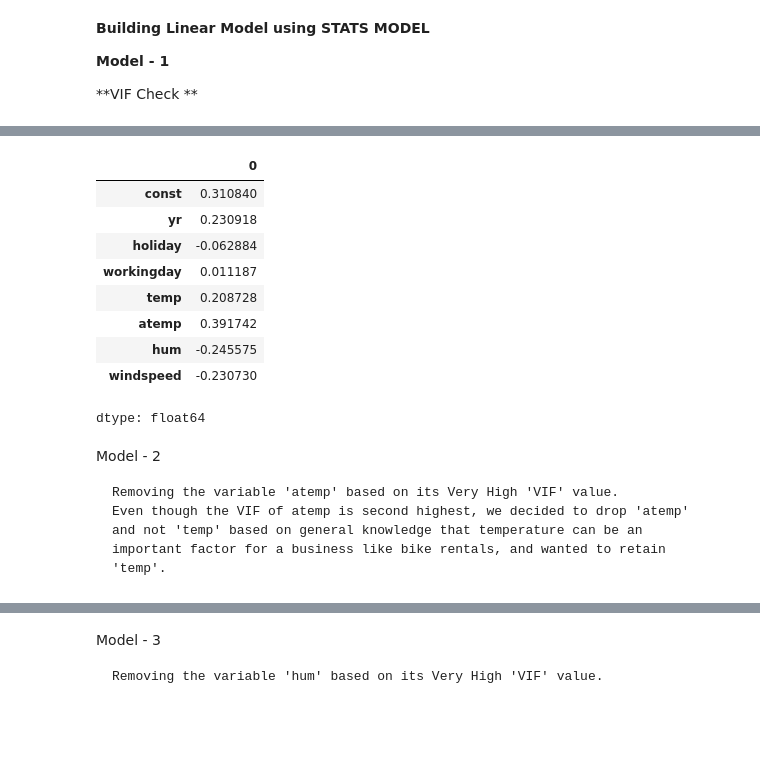
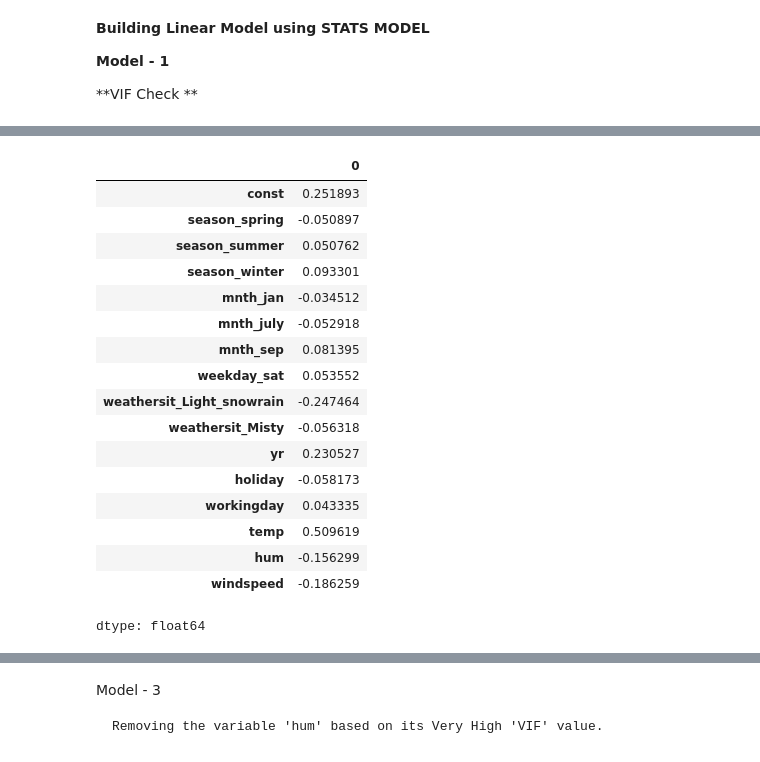
Before and after one commit to anushan1989/BikeSharing, a Jupyter notebook: Bike_sharing_anusha.ipynb, the cells around one changed output, grey strips where cells are left out. Cells and saved outputs as stored; diff of their text form; code cells hidden in the pictures; blank space fills up the shorter version.

Commit message:
Bike Sharing assignment

```diff
--- a/Bike_sharing_anusha.ipynb
+++ b/Bike_sharing_anusha.ipynb
@@ -424,3 +471,8 @@ X_train_rfe = X_train[col]
 # %%
 # Check for the VIF values of the feature variables.
 from statsmodels.stats.outliers_influence import variance_inflation_factor
+# %%
+import statsmodels.api as sm
+X_train_lm = sm.add_constant(X_train_rfe)
+
+X_train_lm.head()
@@ -426,0 +486,16 @@ from statsmodels.stats.outliers_influence import variance_inflation_factor
+# %%
+
+X_train_lm = X_train_lm.apply(pd.to_numeric, errors='coerce')
+y_train = pd.to_numeric(y_train, errors='coerce')
+
+
+
+X_train_lm = X_train_lm.dropna()
+y_train = y_train.dropna()
+
+
+X_train_lm = pd.get_dummies(X_train_lm, drop_first=True)
+
+
+X_train_lm = np.asarray(X_train_lm, dtype='float64')
+y_train = np.asarray(y_train, dtype='float64')
@@ -426,0 +567,5 @@ from statsmodels.stats.outliers_influence import variance_inflation_factor
+# %%
+X_train_rfe = X_train_rfe.apply(pd.to_numeric, errors='coerce')
+print(X_train_rfe.info())
+X_train_rfe = X_train_rfe.astype('float64')
+print(X_train_rfe.info())
@@ -426,0 +619,7 @@ from statsmodels.stats.outliers_influence import variance_inflation_factor
+# %%
+# dropping season_Spring since its vif > 5
+
+
+X_train_lm = sm.add_constant(X_train_rfe)
+lm_2 = sm.OLS(y_train, X_train_lm).fit()
+lm_2.summary()
@@ -444,25 +688,26 @@ vif
 # %%
-import statsmodels.api as sm
 # Add a constant
-X_train_lm1 = sm.add_constant(X_train_rfe)
+X_train_lm2 = sm.add_constant(X_train_rfe)
+
 # Create a first fitted model
-lr1 = sm.OLS(y_train, X_train_lm1).fit()
-# Check the parameters obtained
-
-lr1.params
+lr2 = sm.OLS(y_train, X_train_lm2).fit()
+lr2.params
 # %% [output]
 |  | 0 |
-| const | 0.310840 |
-| yr | 0.230918 |
-| holiday | -0.062884 |
-| workingday | 0.011187 |
-| temp | 0.208728 |
-| atemp | 0.391742 |
-| hum | -0.245575 |
-| windspeed | -0.230730 |
+| const | 0.251893 |
+| season_spring | -0.050897 |
+| season_summer | 0.050762 |
+| season_winter | 0.093301 |
+| mnth_jan | -0.034512 |
+| mnth_july | -0.052918 |
+| mnth_sep | 0.081395 |
+| weekday_sat | 0.053552 |
+| weathersit_Light_snowrain | -0.247464 |
+| weathersit_Misty | -0.056318 |
+| yr | 0.230527 |
+| holiday | -0.058173 |
+| workingday | 0.043335 |
+| temp | 0.509619 |
+| hum | -0.156299 |
+| windspeed | -0.186259 |
 dtype: float64
-# %% [markdown]
- Model - 2
-
-    Removing the variable 'atemp' based on its Very High 'VIF' value.
-    Even though the VIF of atemp is second highest, we decided to drop 'atemp' and not 'temp' based on general knowledge that temperature can be an important factor for a business like bike rentals, and wanted to retain 'temp'.
```
Also changed, not shown: parts of 69 cells of this notebook.
